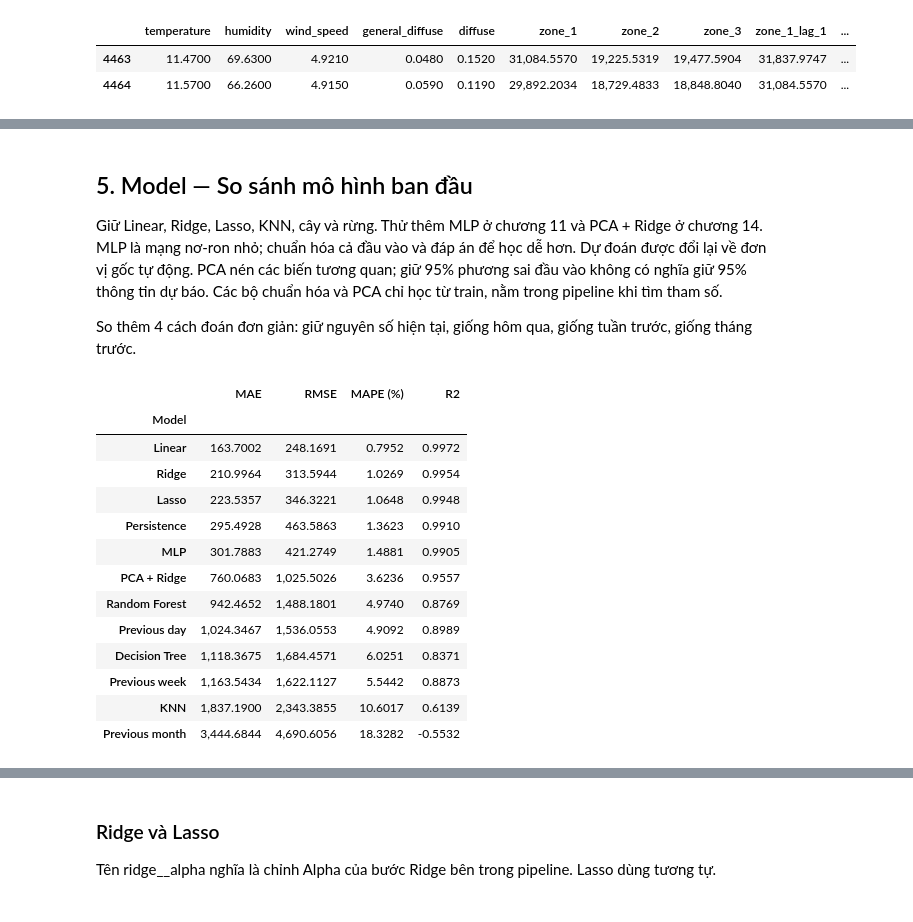
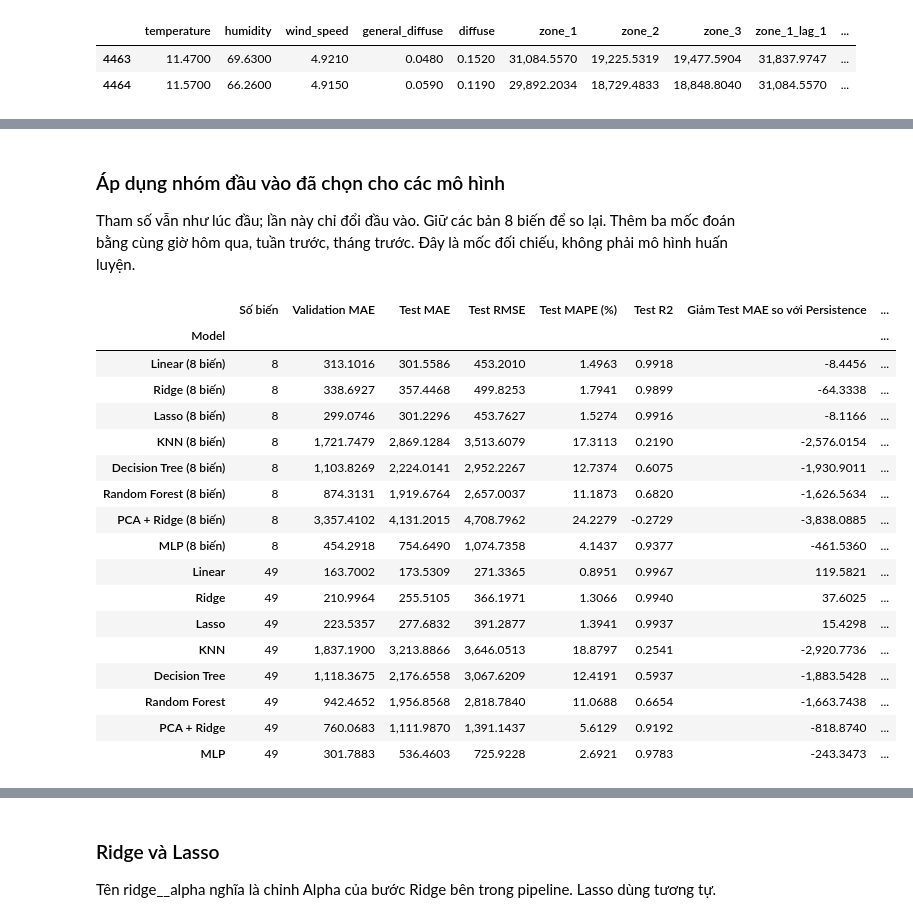
Before and after one commit to huy1907ddddddd/DS66B_group_14, a Jupyter notebook: notebooks/GridWatch_Colab.ipynb, the cells around one changed output, grey strips where cells are left out. Drawn from its saved outputs; the diff is of its cells as text; code cells hidden in the pictures.

```diff
--- a/notebooks/GridWatch_Colab.ipynb
+++ b/notebooks/GridWatch_Colab.ipynb
@@ -188,19 +350,21 @@ Thêm một chu kỳ chỉ có ích nếu số liệu kiểm tra cho thấy sai
 # %%
-weekly = [c for c in X if 'weekly_' in c or c.startswith('weekday_') or c == 'is_weekend']
-monthly = [c for c in X if 'monthly_' in c or c.startswith('month_')]
-short = [c for c in X if c not in weekly + monthly]
-feature_sets = {'Ngắn hạn': short, '+ Tuần': short + weekly,
-                '+ Tháng': short + monthly, '+ Tuần và tháng': list(X.columns)}
-season_rows = []
+feature_sets = {'Ngắn hạn': short, '+ Tuần': short + weekly, '+ Tháng': short + monthly, '+ Tuần và tháng': list(X.columns)}
+season_rows, season_models = [], {}
 for name, columns in feature_sets.items():
     model = make_pipeline(StandardScaler(), LinearRegression())
     model.fit(X_train_all[columns], y_train)
     error = mean_absolute_error(y_val, model.predict(X_val_all[columns]))
+    season_models[name] = model
     season_rows.append([name, len(columns), error])
 seasonality = pd.DataFrame(season_rows, columns=['Nhóm đầu vào', 'Số biến', 'Validation MAE'])
-display(seasonality)
 selected_group = seasonality.loc[seasonality['Validation MAE'].idxmin(), 'Nhóm đầu vào']
 selected_columns = feature_sets[selected_group]
 X_train, X_val = X_train_all[selected_columns], X_val_all[selected_columns]
-print('Nhóm được chọn:', selected_group, '| Số đầu vào:', len(selected_columns))
+X_test = X_test_all[selected_columns]
+for name, model in season_models.items():
+    columns = feature_sets[name]
+    record_result('Linear - ' + name, model.predict(X_val_all[columns]), model.predict(X_train_all[columns]), model.predict(X_test_all[columns]), len(columns), eligible=False)
+display(seasonality)
+print('Nhóm được chọn bằng validation:', selected_group)
+compare_step('Thêm tuần và tháng', ['Linear - ' + name for name in feature_sets], 'Linear (40 biến)')
 # %% [output]
@@ -213,8 +383,4 @@ Nhóm được chọn: + Tuần | Số đầu vào: 49
 # %% [markdown]
-## 5. Model — So sánh mô hình ban đầu
-Giữ Linear, Ridge, Lasso, KNN, cây và rừng. Thử thêm MLP ở chương 11 và PCA + Ridge ở chương 14.
-MLP là mạng nơ-ron nhỏ; chuẩn hóa cả đầu vào và đáp án để học dễ hơn. Dự đoán được đổi lại về đơn vị gốc tự động.
-PCA nén các biến tương quan; giữ 95% phương sai đầu vào không có nghĩa giữ 95% thông tin dự báo.
-Các bộ chuẩn hóa và PCA chỉ học từ train, nằm trong pipeline khi tìm tham số.
-
-So thêm 4 cách đoán đơn giản: giữ nguyên số hiện tại, giống hôm qua, giống tuần trước, giống tháng trước.
+### Áp dụng nhóm đầu vào đã chọn cho các mô hình
+Tham số vẫn như lúc đầu; lần này chỉ đổi đầu vào. Giữ các bản 8 biến để so lại.
+Thêm ba mốc đoán bằng cùng giờ hôm qua, tuần trước, tháng trước. Đây là mốc đối chiếu, không phải mô hình huấn luyện.
@@ -250,24 +387,38 @@ metric_names = ['MAE', 'RMSE', 'MAPE (%)', 'R2']
 # %%
-val_predictions = {name: X_val_all[columns].to_numpy() for name, columns in baseline_columns.items()}
+baseline_columns = {
+    'Persistence': zones,
+    'Previous day': [f'{z}_daily_reference' for z in zones],
+    'Previous week': [f'{z}_weekly_reference' for z in zones],
+    'Previous month': [f'{z}_monthly_reference' for z in zones]
+}
+
+
+for name, columns in baseline_columns.items():
+    if name != 'Persistence':
+        record_result(name, X_val_all[columns].to_numpy(), X_train_all[columns].to_numpy(), X_test_all[columns].to_numpy(), len(columns))
 for name, model in models.items():
     model.fit(X_train, y_train)
-    val_predictions[name] = model.predict(X_val)
-initial_rows = [[name, *metrics(y_val, predicted)] for name, predicted in val_predictions.items()]
-initial_results = pd.DataFrame(initial_rows, columns=['Model'] + metric_names).set_index('Model').sort_values('MAE')
-display(initial_results)
+    candidates[name], candidate_columns[name] = model, selected_columns
+    record_result(name, model.predict(X_val), model.predict(X_train), model.predict(X_test), len(selected_columns))
+initial_results = pd.DataFrame([[name, *metrics(y_val, val_predictions[name])] for name in models], columns=['Model'] + metric_names).set_index('Model')
+compare_step('Áp dụng đầu vào cho các mô hình', list(simple_models) + list(models), 'Linear (8 biến)')
 # %% [output]
-|  | MAE | RMSE | MAPE (%) | R2 |
-| Model |  |  |  |  |
-| Linear | 163.7002 | 248.1691 | 0.7952 | 0.9972 |
-| Ridge | 210.9964 | 313.5944 | 1.0269 | 0.9954 |
-| Lasso | 223.5357 | 346.3221 | 1.0648 | 0.9948 |
-| Persistence | 295.4928 | 463.5863 | 1.3623 | 0.9910 |
-| MLP | 301.7883 | 421.2749 | 1.4881 | 0.9905 |
-| PCA + Ridge | 760.0683 | 1,025.5026 | 3.6236 | 0.9557 |
-| Random Forest | 942.4652 | 1,488.1801 | 4.9740 | 0.8769 |
-| Previous day | 1,024.3467 | 1,536.0553 | 4.9092 | 0.8989 |
-| Decision Tree | 1,118.3675 | 1,684.4571 | 6.0251 | 0.8371 |
-| Previous week | 1,163.5434 | 1,622.1127 | 5.5442 | 0.8873 |
-| KNN | 1,837.1900 | 2,343.3855 | 10.6017 | 0.6139 |
-| Previous month | 3,444.6844 | 4,690.6056 | 18.3282 | -0.5532 |
+|  | Số biến | Validation MAE | Test MAE | Test RMSE | Test MAPE (%) | Test R2 | Giảm Test MAE so với Persistence | ... |
+| Model |  |  |  |  |  |  |  | ... |
+| Linear (8 biến) | 8 | 313.1016 | 301.5586 | 453.2010 | 1.4963 | 0.9918 | -8.4456 | ... |
+| Ridge (8 biến) | 8 | 338.6927 | 357.4468 | 499.8253 | 1.7941 | 0.9899 | -64.3338 | ... |
+| Lasso (8 biến) | 8 | 299.0746 | 301.2296 | 453.7627 | 1.5274 | 0.9916 | -8.1166 | ... |
+| KNN (8 biến) | 8 | 1,721.7479 | 2,869.1284 | 3,513.6079 | 17.3113 | 0.2190 | -2,576.0154 | ... |
+| Decision Tree (8 biến) | 8 | 1,103.8269 | 2,224.0141 | 2,952.2267 | 12.7374 | 0.6075 | -1,930.9011 | ... |
+| Random Forest (8 biến) | 8 | 874.3131 | 1,919.6764 | 2,657.0037 | 11.1873 | 0.6820 | -1,626.5634 | ... |
+| PCA + Ridge (8 biến) | 8 | 3,357.4102 | 4,131.2015 | 4,708.7962 | 24.2279 | -0.2729 | -3,838.0885 | ... |
+| MLP (8 biến) | 8 | 454.2918 | 754.6490 | 1,074.7358 | 4.1437 | 0.9377 | -461.5360 | ... |
+| Linear | 49 | 163.7002 | 173.5309 | 271.3365 | 0.8951 | 0.9967 | 119.5821 | ... |
+| Ridge | 49 | 210.9964 | 255.5105 | 366.1971 | 1.3066 | 0.9940 | 37.6025 | ... |
+| Lasso | 49 | 223.5357 | 277.6832 | 391.2877 | 1.3941 | 0.9937 | 15.4298 | ... |
+| KNN | 49 | 1,837.1900 | 3,213.8866 | 3,646.0513 | 18.8797 | 0.2541 | -2,920.7736 | ... |
+| Decision Tree | 49 | 1,118.3675 | 2,176.6558 | 3,067.6209 | 12.4191 | 0.5937 | -1,883.5428 | ... |
+| Random Forest | 49 | 942.4652 | 1,956.8568 | 2,818.7840 | 11.0688 | 0.6654 | -1,663.7438 | ... |
+| PCA + Ridge | 49 | 760.0683 | 1,111.9870 | 1,391.1437 | 5.6129 | 0.9192 | -818.8740 | ... |
+| MLP | 49 | 301.7883 | 536.4603 | 725.9228 | 2.6921 | 0.9783 | -243.3473 | ... |
 # %% [markdown]
```
Also changed, not shown: parts of 49 cells of this notebook, 13 other files.
